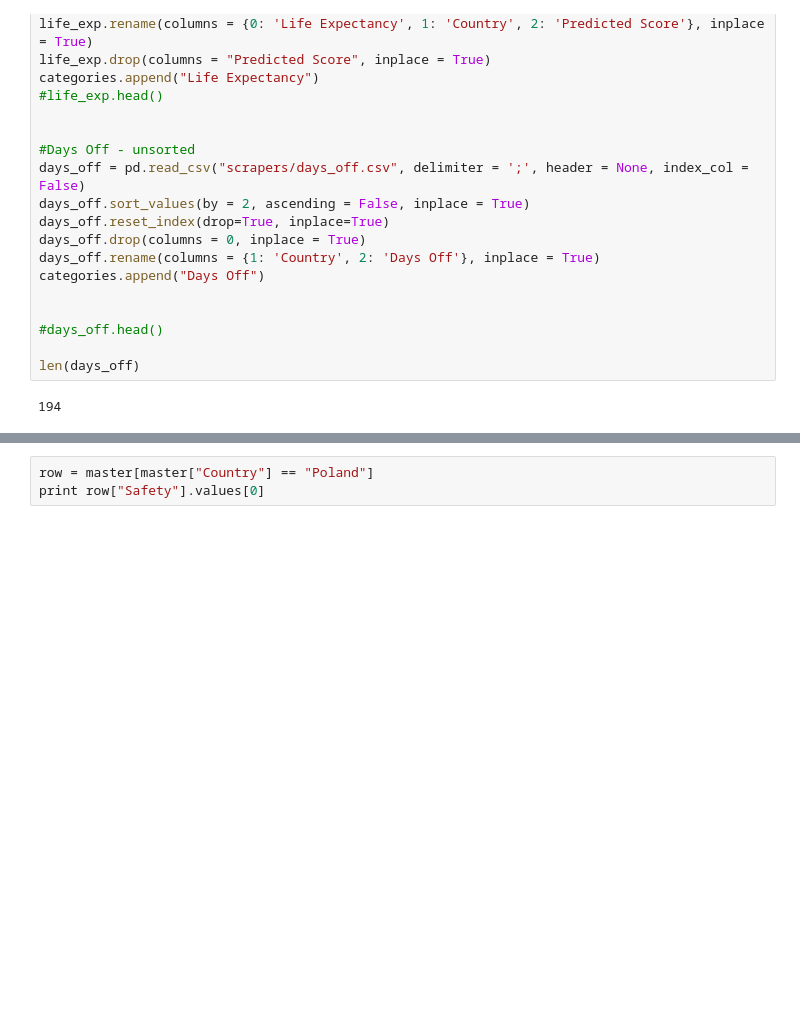
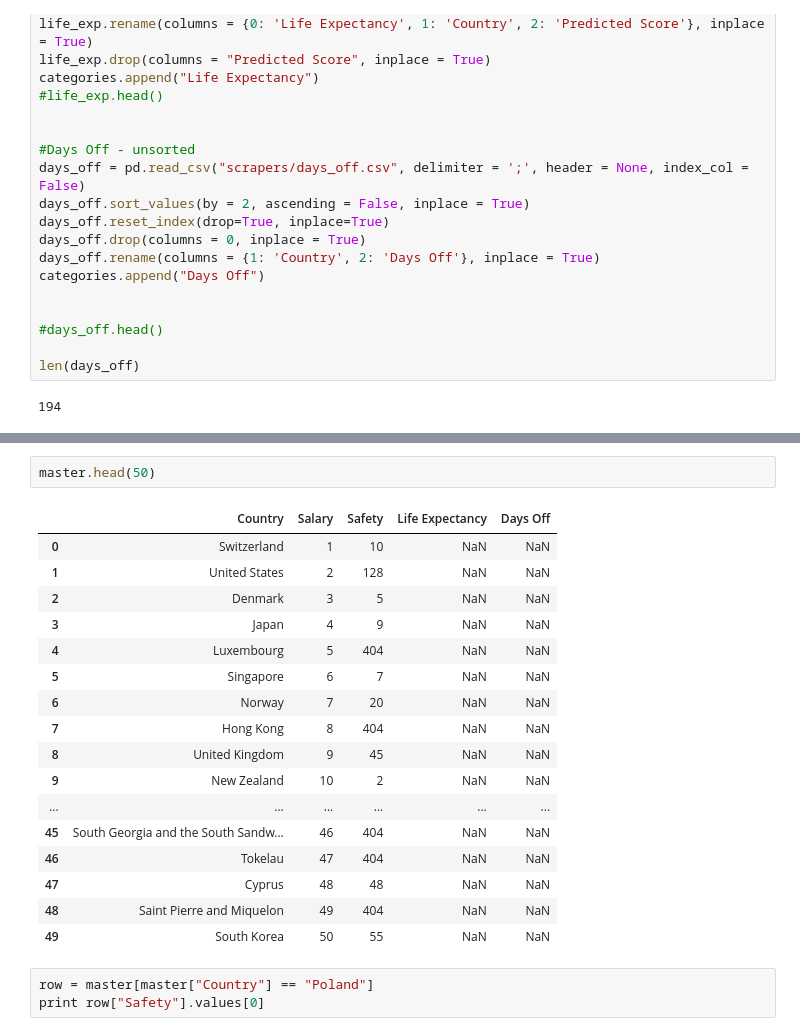
Before and after one commit to mik0why/PlaceToLive, a Jupyter notebook: Salary_Notebook.ipynb, the cells around one changed output, grey strips where cells are left out. Drawn from its saved outputs; the diff is of its cells as text; blank space fills up the shorter version.

```diff
--- a/Salary_Notebook.ipynb
+++ b/Salary_Notebook.ipynb
@@ -129,3 +203,23 @@ master_add("Days Off", days_off)
+# %%
+master.head(50)
+# %% [output]
+|  | Country | Salary | Safety | Life Expectancy | Days Off |
+| 0 | Switzerland | 1 | 10 | NaN | NaN |
+| 1 | United States | 2 | 128 | NaN | NaN |
+| 2 | Denmark | 3 | 5 | NaN | NaN |
+| 3 | Japan | 4 | 9 | NaN | NaN |
+| 4 | Luxembourg | 5 | 404 | NaN | NaN |
+| 5 | Singapore | 6 | 7 | NaN | NaN |
+| 6 | Norway | 7 | 20 | NaN | NaN |
+| 7 | Hong Kong | 8 | 404 | NaN | NaN |
+| 8 | United Kingdom | 9 | 45 | NaN | NaN |
+| 9 | New Zealand | 10 | 2 | NaN | NaN |
+| ... | ... | ... | ... | ... | ... |
+| 45 | South Georgia and the South Sandw... | 46 | 404 | NaN | NaN |
+| 46 | Tokelau | 47 | 404 | NaN | NaN |
+| 47 | Cyprus | 48 | 48 | NaN | NaN |
+| 48 | Saint Pierre and Miquelon | 49 | 404 | NaN | NaN |
+| 49 | South Korea | 50 | 55 | NaN | NaN |
 # %%
 row = master[master["Country"] == "Poland"]
 print row["Safety"].values[0]
```
Also changed, not shown: parts of 10 cells of this notebook.
